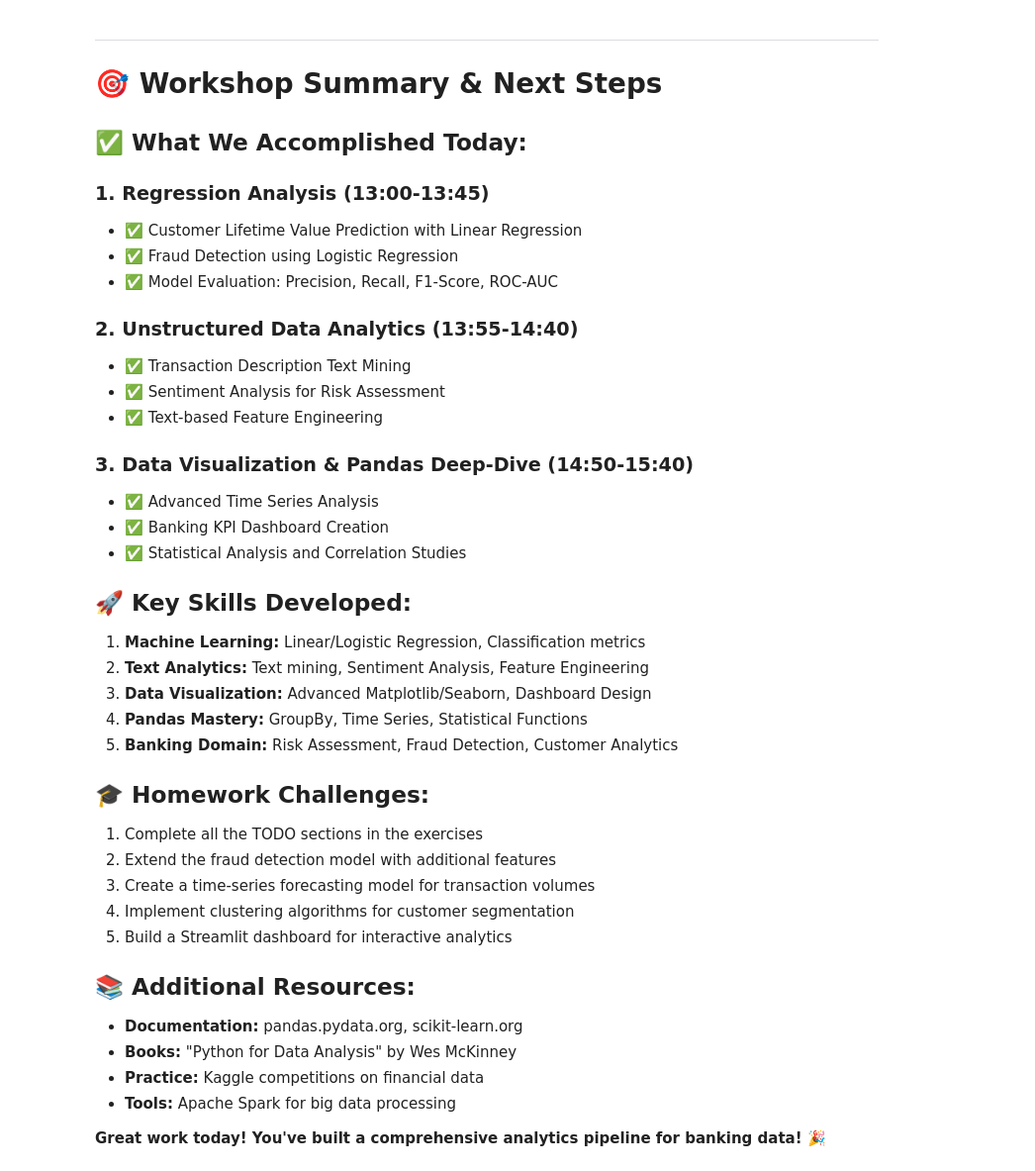
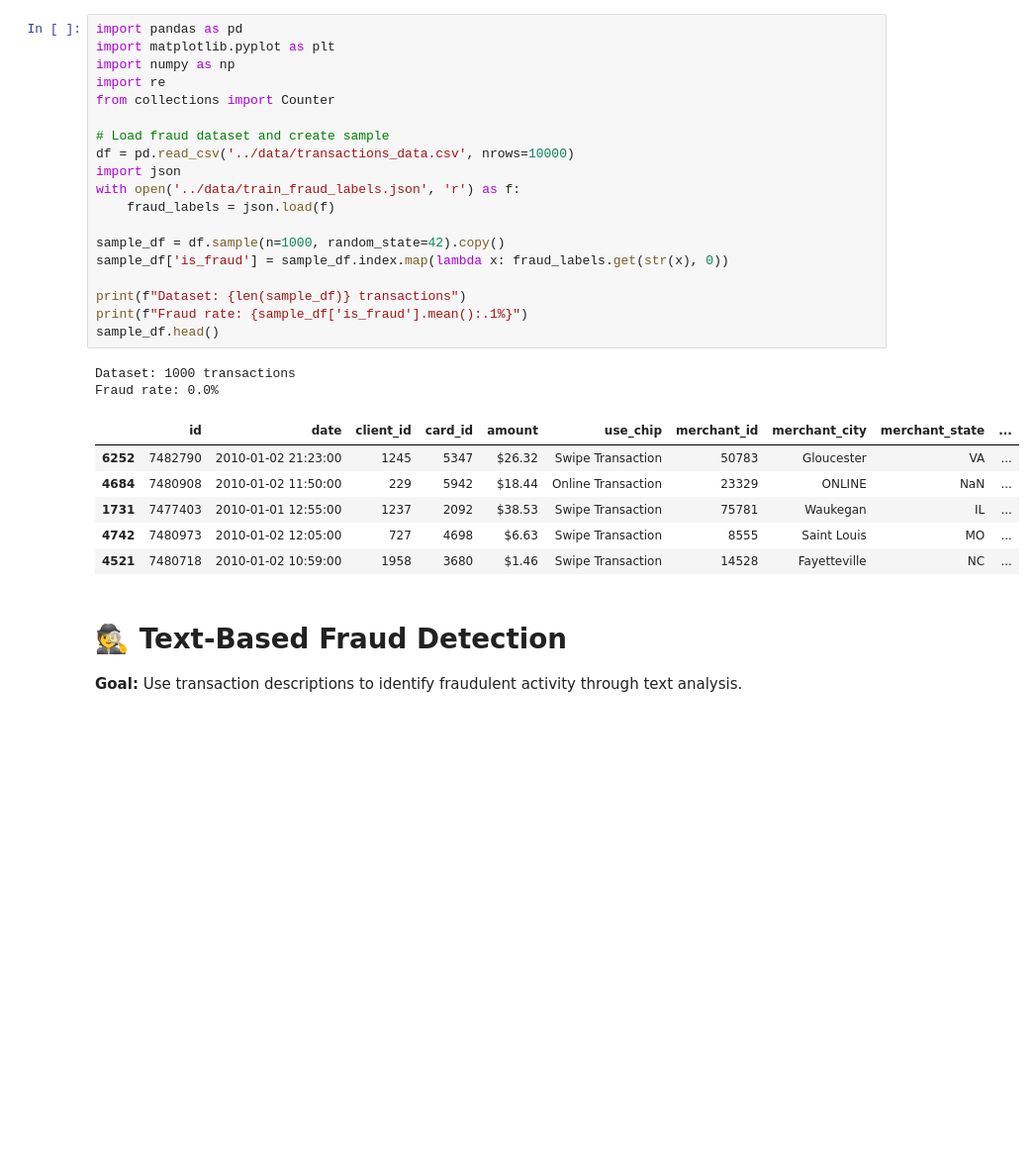
Before and after one commit to juice1000/big-data-analytics, a Jupyter notebook: labs/day2/02_unstructured_analysis.ipynb, the cells around one changed output. Shown at 99% size. Cells and saved outputs as stored; diff of their text form; blank space fills up the shorter version.

```diff
--- a/labs/day2/02_unstructured_analysis.ipynb
+++ b/labs/day2/02_unstructured_analysis.ipynb
@@ -426,43 +1,32 @@ plt.show()
-# %% [markdown]
----
-
-# 🎯 Workshop Summary & Next Steps
-
-## ✅ What We Accomplished Today:
-
-### 1. **Regression Analysis (13:00-13:45)**
-- ✅ Customer Lifetime Value Prediction with Linear Regression
-- ✅ Fraud Detection using Logistic Regression
-- ✅ Model Evaluation: Precision, Recall, F1-Score, ROC-AUC
-
-### 2. **Unstructured Data Analytics (13:55-14:40)**
-- ✅ Transaction Description Text Mining
-- ✅ Sentiment Analysis for Risk Assessment
-- ✅ Text-based Feature Engineering
-
-### 3. **Data Visualization & Pandas Deep-Dive (14:50-15:40)**
-- ✅ Advanced Time Series Analysis
-- ✅ Banking KPI Dashboard Creation
-- ✅ Statistical Analysis and Correlation Studies
-
-## 🚀 **Key Skills Developed:**
-1. **Machine Learning:** Linear/Logistic Regression, Classification metrics
-2. **Text Analytics:** Text mining, Sentiment Analysis, Feature Engineering
-3. **Data Visualization:** Advanced Matplotlib/Seaborn, Dashboard Design
-4. **Pandas Mastery:** GroupBy, Time Series, Statistical Functions
-5. **Banking Domain:** Risk Assessment, Fraud Detection, Customer Analytics
-
-## 🎓 **Homework Challenges:**
-1. Complete all the TODO sections in the exercises
-2. Extend the fraud detection model with additional features
-3. Create a time-series forecasting model for transaction volumes
-4. Implement clustering algorithms for customer segmentation
-5. Build a Streamlit dashboard for interactive analytics
-
-## 📚 **Additional Resources:**
-- **Documentation:** pandas.pydata.org, scikit-learn.org
-- **Books:** "Python for Data Analysis" by Wes McKinney
-- **Practice:** Kaggle competitions on financial data
-- **Tools:** Apache Spark for big data processing
-
-**Great work today! You've built a comprehensive analytics pipeline for banking data! 🎉**
+# %%
+import pandas as pd
+import matplotlib.pyplot as plt
+import numpy as np
+import re
+from collections import Counter
+
+# Load fraud dataset and create sample
+df = pd.read_csv('../data/transactions_data.csv', nrows=10000)
+import json
+with open('../data/train_fraud_labels.json', 'r') as f:
+    fraud_labels = json.load(f)
+
+sample_df = df.sample(n=1000, random_state=42).copy()
+sample_df['is_fraud'] = sample_df.index.map(lambda x: fraud_labels.get(str(x), 0))
+
+print(f"Dataset: {len(sample_df)} transactions")
+print(f"Fraud rate: {sample_df['is_fraud'].mean():.1%}")
+sample_df.head()
+# %% [output]
+Dataset: 1000 transactions
+Fraud rate: 0.0%
+|  | id | date | client_id | card_id | amount | use_chip | merchant_id | merchant_city | merchant_state | ... |
+| 6252 | 7482790 | 2010-01-02 21:23:00 | 1245 | 5347 | $26.32 | Swipe Transaction | 50783 | Gloucester | VA | ... |
+| 4684 | 7480908 | 2010-01-02 11:50:00 | 229 | 5942 | $18.44 | Online Transaction | 23329 | ONLINE | NaN | ... |
+| 1731 | 7477403 | 2010-01-01 12:55:00 | 1237 | 2092 | $38.53 | Swipe Transaction | 75781 | Waukegan | IL | ... |
+| 4742 | 7480973 | 2010-01-02 12:05:00 | 727 | 4698 | $6.63 | Swipe Transaction | 8555 | Saint Louis | MO | ... |
+| 4521 | 7480718 | 2010-01-02 10:59:00 | 1958 | 3680 | $1.46 | Swipe Transaction | 14528 | Fayetteville | NC | ... |
+# %% [markdown]
+# 🕵️ Text-Based Fraud Detection
+
+**Goal:** Use transaction descriptions to identify fraudulent activity through text analysis.
```
Also changed, not shown: parts of 29 cells of this notebook, 2 other files.
